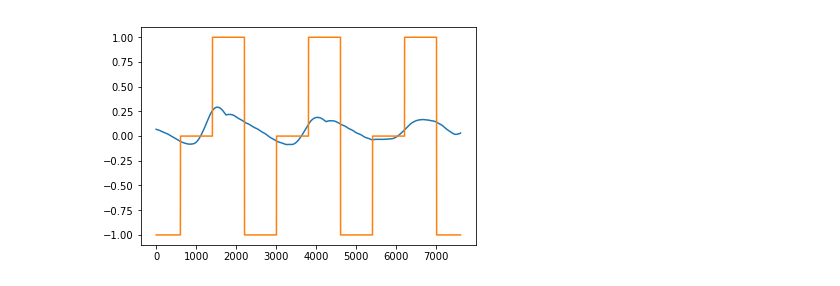
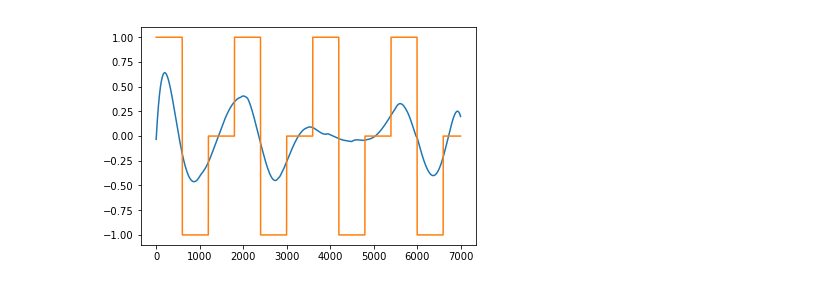
Before and after one commit to levinwil/AirStar, a Jupyter notebook: jupyter_MDs/Fixing Things.ipynb, the cells around one changed output. Cells and saved outputs as stored; diff of their text form; code cells hidden in the pictures.

```diff
--- a/jupyter_MDs/Fixing Things.ipynb
+++ b/jupyter_MDs/Fixing Things.ipynb
@@ -16,9 +13,35 @@ from sklearn.metrics import accuracy_score
 # %%
-test = pickle.load(open("C:/Users/levinwv1/Downloads/concat_test.MultFeat"))
-train = pickle.load(open("C:/Users/levinwv1/Downloads/concat_train.MultFeat"))
+test = pickle.load(open("C:/Users/levinwv1/Downloads/3-Seconds-Will-Trial-2.MultFeat"))
 test_x = test[0]
 test_y = test[1]
-train_x = train[0]
-train_y = train[1]
+# %%
+background_value = 0
+def prepare(data):
+    #this is the data we'll be returning
+    two_dimension_data = np.zeros((len(data), len(data[0]), 3))
+    for j in range(len(data)):
+        for i in range(len(data[j])):
+
+            #the first feature is simply the max of the FFT
+            two_dimension_data[j][i][0] = np.max(data[j][i])
+        for k in range(10, len(data[j])):
+            #the second feature is the tangent slope
+            two_dimension_data[j][k][1] = ((two_dimension_data[j][k][0] - two_dimension_data[j][k - 10][0])/(10))
+
+            #the third feature is the timepoint in comparison to its local mean
+            local = two_dimension_data[j][k - 25: k, 0]
+            two_dimension_data[j][k][2] = (two_dimension_data[j][k][0] - np.mean(local))
+
+    #get rid of nan values
+    two_dimension_data = get_rid_nan_values(two_dimension_data)
+
+    #smooth
+    two_dimension_data = savgol(two_dimension_data)
+
+    #normalize about x axis
+    #two_dimension_data = normalize(two_dimension_data, background_value = background_value)
+
+
+    return two_dimension_data
 # %%
-train_x = prepare([train_x])[0]
+test_x = prepare([test_x])[0]
@@ -62,6 +48,6 @@ normal = normalize([train_x], percentile = 20, window = 500, background_value =
 # %%
-plt.plot(normal[50000:, 0] / 200)
-plt.plot(train_y[50000:])
+plt.plot(test_x[:, 1])
+plt.plot(test_y)
 plt.show()
 # %% [output]
-[figure, old version]
+[figure, new version]
```
Also changed, not shown: parts of 11 cells of this notebook, 2 other files.
